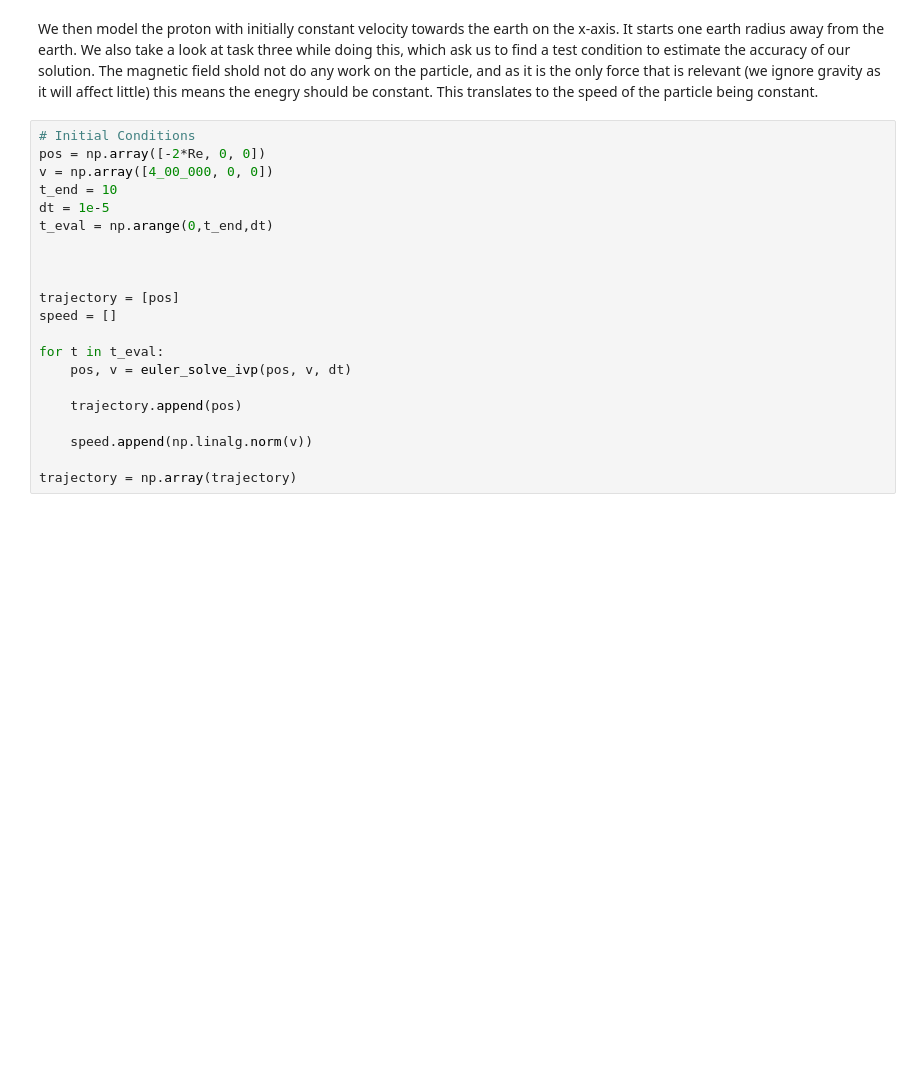
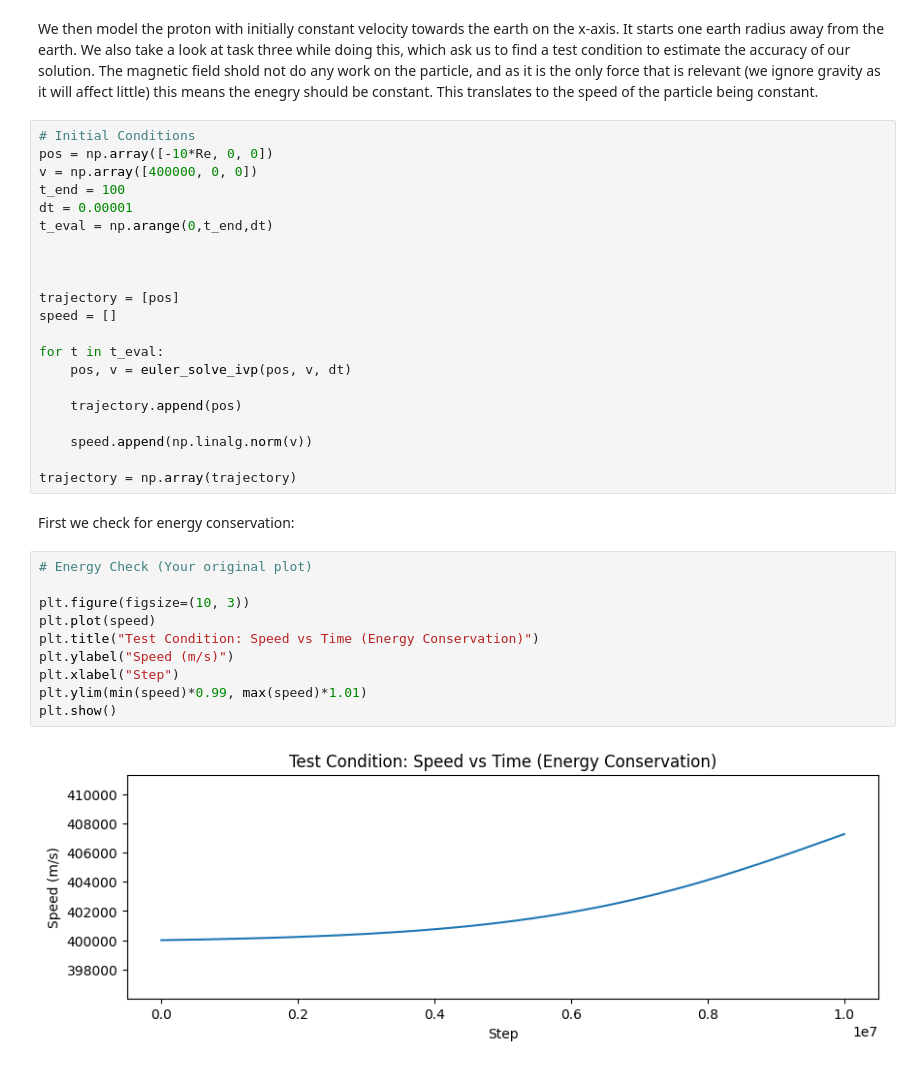
Before and after one commit to MikkelV-K/Nordlys, a Jupyter notebook: simulation.ipynb, the cells around one changed output. Saved outputs shown, nothing was run; the diff lists cells and outputs as text; blank space fills up the shorter version.

```diff
--- a/simulation.ipynb
+++ b/simulation.ipynb
@@ -149,10 +149,10 @@ We also take a look at task three while doing this, which ask us to find a test
 The magnetic field shold not do any work on the particle, and as it is the only force that is relevant (we ignore gravity as it will affect little) this means the enegry should be constant. This translates to the speed of the particle being constant.
 # %%
 # Initial Conditions
-pos = np.array([-2*Re, 0, 0])
-v = np.array([4_00_000, 0, 0])
-t_end = 10
-dt = 1e-5
+pos = np.array([-10*Re, 0, 0])
+v = np.array([400000, 0, 0])
+t_end = 100
+dt = 0.00001
 t_eval = np.arange(0,t_end,dt)
 
 
@@ -168,3 +168,17 @@ for t in t_eval:
     speed.append(np.linalg.norm(v))
 
 trajectory = np.array(trajectory)
+# %% [markdown]
+First we check for energy conservation:
+# %%
+# Energy Check (Your original plot)
+
+plt.figure(figsize=(10, 3))
+plt.plot(speed)
+plt.title("Test Condition: Speed vs Time (Energy Conservation)")
+plt.ylabel("Speed (m/s)")
+plt.xlabel("Step")
+plt.ylim(min(speed)*0.99, max(speed)*1.01)
+plt.show()
+# %% [output]
+[figure, added]
```
Also changed, not shown: parts of 4 cells of this notebook, 1 other file.
